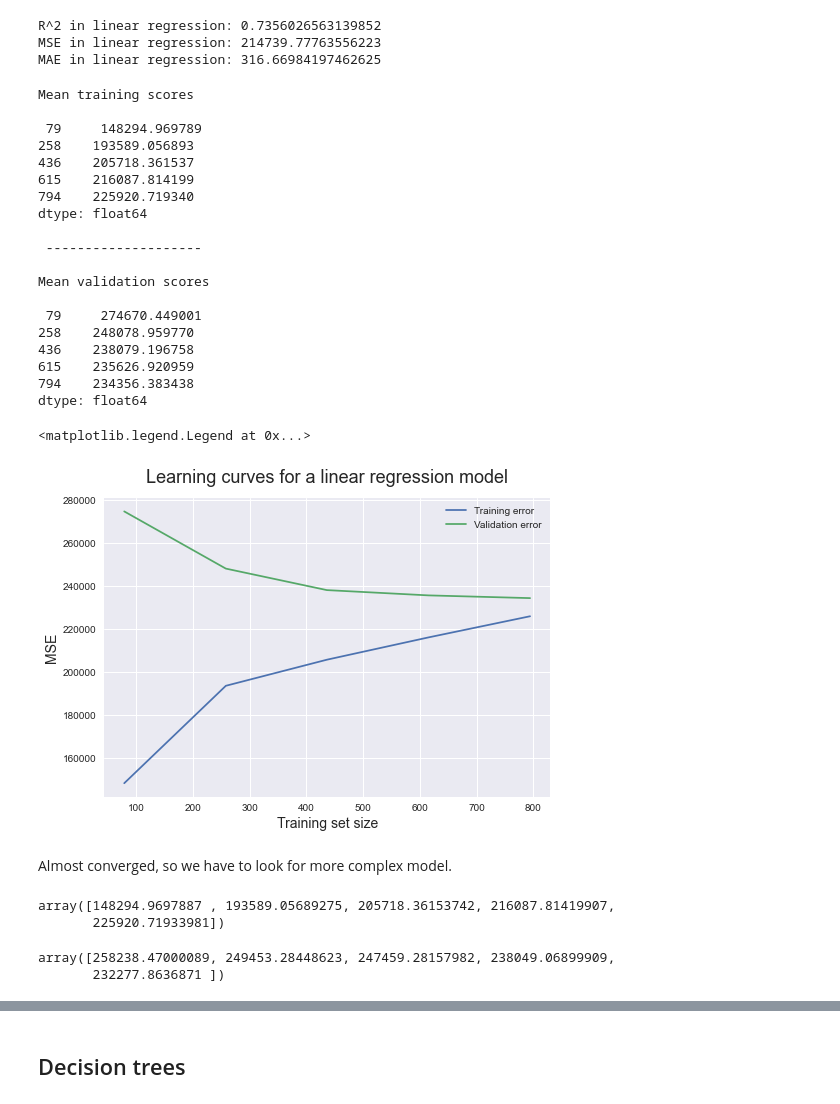
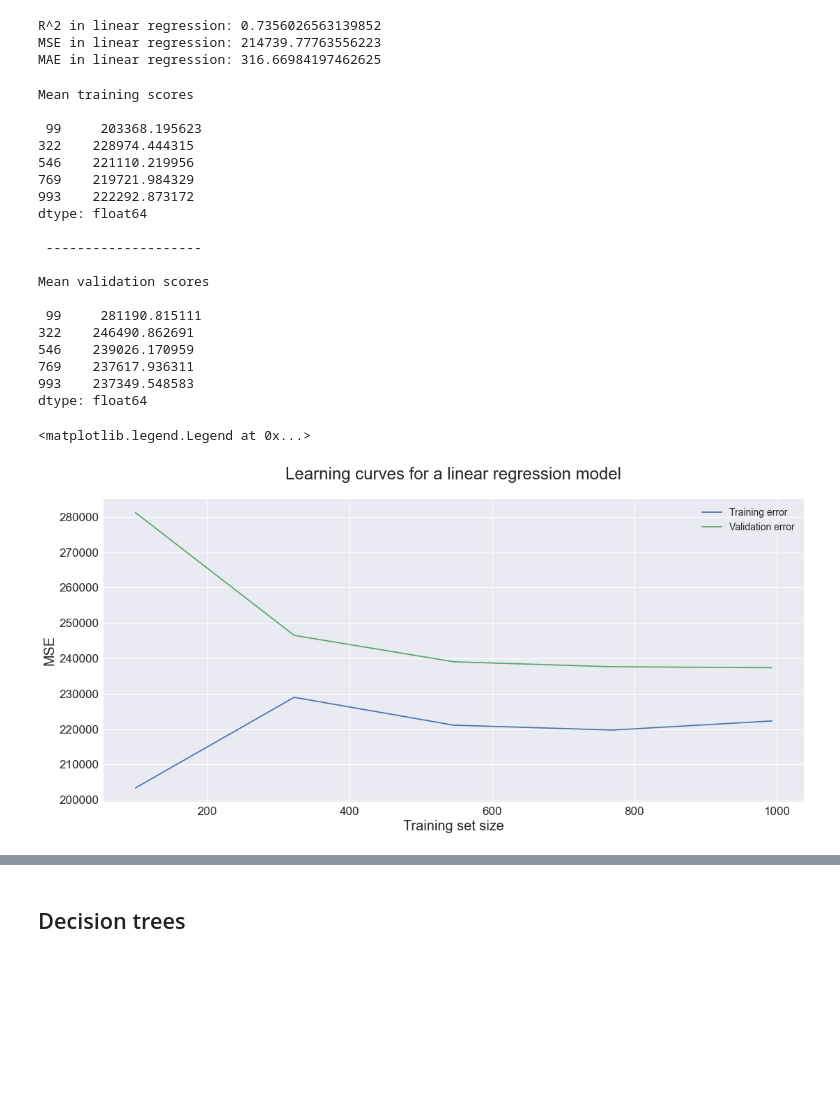
Before and after one commit to aiillen/Kelowna-Rental-Price-Prediction-Using-Machine-Learning-Algorithms, a Jupyter notebook: notebooks/5_model.ipynb, the cells around one changed output, grey strips where cells are left out. Cells and saved outputs as stored; diff of their text form; code cells hidden in the pictures; blank space fills up the shorter version.

Commit message:
modeling

```diff
--- a/notebooks/5_model.ipynb
+++ b/notebooks/5_model.ipynb
@@ -83,11 +85,11 @@ X_train, X_test, y_train, y_test = train_test_split(X, y, test_size=0.2, random_
 ## Linear regression
 # %%
 # Fit multiple linear regression model to training data
-model = LinearRegression()
-model.fit(X_train, y_train)
+lr_model = LinearRegression()
+lr_model.fit(X_train, y_train)
 
 # Predict rental prices on testing data
-y_pred = model.predict(X_test)
+y_pred = lr_model.predict(X_test)
 
 # Evaluate performance of model
 lr_r2 = r2_score(y_test, y_pred)
@@ -102,53 +104,50 @@ R^2 in linear regression: 0.7356026563139852
 MSE in linear regression: 214739.77763556223
 MAE in linear regression: 316.66984197462625
 # %%
-from sklearn.model_selection import learning_curve
-train_sizes, train_scores, test_scores = learning_curve(model, X_train, y_train, cv=5, scoring = 'neg_mean_squared_error', shuffle = False)
+# Generate learning curve
+train_sizes, train_scores, test_scores = learning_curve(lr_model, X, y, cv=5, scoring = 'neg_mean_squared_error', shuffle = True)
+
+# Calculate mean training and validation scores
 train_scores_mean = -train_scores.mean(axis = 1)
 validation_scores_mean = -test_scores.mean(axis = 1)
+
+# Because learning curve use negative mean squared error, I put - sign before calculating mean
+
 print('Mean training scores\n\n', pd.Series(train_scores_mean, index = train_sizes))
 print('\n', '-' * 20) # separator
 print('\nMean validation scores\n\n',pd.Series(validation_scores_mean, index = train_sizes))
 # %% [output]
 Mean training scores
 
- 79     148294.969789
-258    193589.056893
-436    205718.361537
-615    216087.814199
-794    225920.719340
+ 99     203368.195623
+322    228974.444315
+546    221110.219956
+769    219721.984329
+993    222292.873172
 dtype: float64
 
  --------------------
 
 Mean validation scores
 
- 79     274670.449001
-258    248078.959770
-436    238079.196758
-615    235626.920959
-794    234356.383438
+ 99     281190.815111
+322    246490.862691
+546    239026.170959
+769    237617.936311
+993    237349.548583
 dtype: float64
 # %%
-plt.style.use('seaborn')
+plt.figure(figsize=(18, 8))
 plt.plot(train_sizes, train_scores_mean, label = 'Training error')
 plt.plot(train_sizes, validation_scores_mean, label = 'Validation error')
-plt.ylabel('MSE', fontsize = 14)
-plt.xlabel('Training set size', fontsize = 14)
-plt.title('Learning curves for a linear regression model', fontsize = 18, y = 1.03)
-plt.legend()
+
+# Set labels and title
+plt.ylabel('MSE', fontsize = 20)
+plt.xlabel('Training set size', fontsize = 20)
+plt.title('Learning curves for a linear regression model', fontsize = 24, y = 1.05)
+plt.xticks(fontsize=17)
+plt.yticks(fontsize=17)
+plt.legend(fontsize=14)
 # %% [output]
 <matplotlib.legend.Legend at 0x...>
-[figure, old version]
+[figure, new version]
-# %% [markdown]
-Almost converged, so we have to look for more complex model.
-# %%
-train_scores_mean
-# %% [output]
-array([148294.9697887 , 193589.05689275, 205718.36153742, 216087.81419907,
-       225920.71933981])
-# %%
-validation_scores_mean
-# %% [output]
-array([258238.47000089, 249453.28448623, 247459.28157982, 238049.06899909,
-       232277.8636871 ])
```
Also changed, not shown: parts of 48 cells of this notebook, 2 other files.
